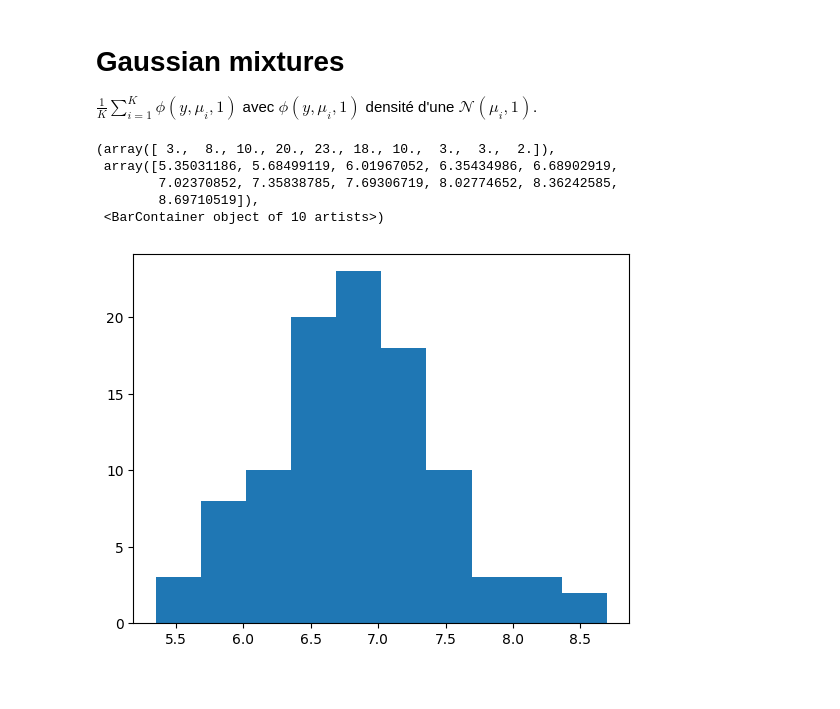
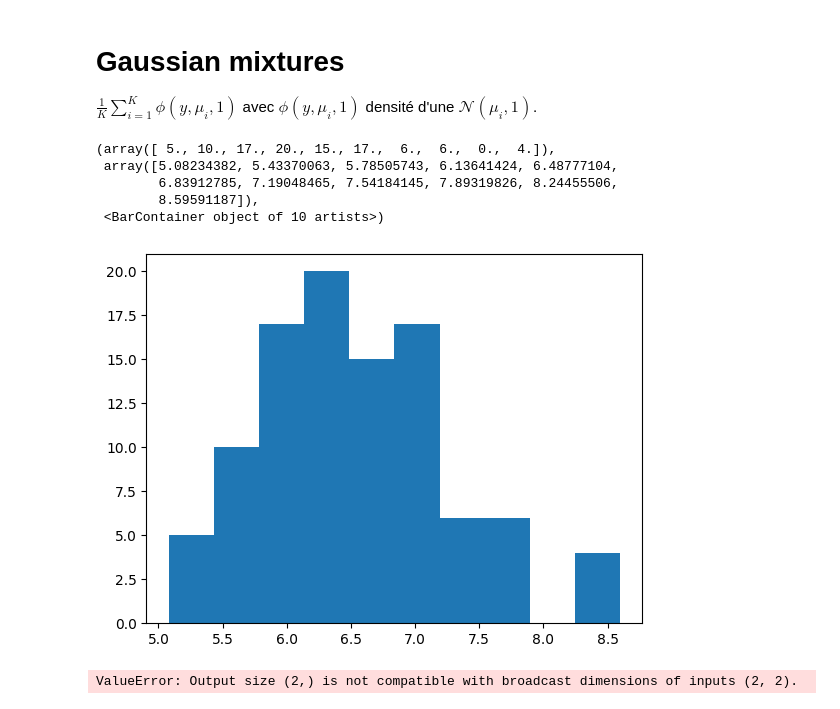
Before and after one commit to AugustinCablant/Monte-Carlo-methods, a Jupyter notebook: TP.ipynb, the cells around one changed output. Saved outputs shown, nothing was run; the diff lists cells and outputs as text; code cells hidden in the pictures.

```diff
--- a/TP.ipynb
+++ b/TP.ipynb
@@ -472,24 +472,53 @@ def RWHM(kernel, size=1, init=(0,0)):
 
 $ \frac{1}{K} \displaystyle \sum _{i=1} ^K \phi (y, \mu _i , 1)$ avec $\phi (y, \mu _i , 1)$ densité d'une $ \mathcal{N} (\mu _i, 1)$.
 # %%
-def GM(K, n, mu):
+def GM(K, n=100, mu=[1,1]):
     """
     K = nombre de composantes gaussiennes
     n = nombre de simulation
     mu = vecteur avec les paramètres mu_i
     """
     simulation = np.zeros(n)
     for param in mu:
         simulation += np.random.normal(param, 1, size = n)
     simulation /= K
     return simulation
 
-vector = GM(2, 100, [1.5, 12])
+vector = GM(2, 100, [1.3, 12])
 plt.hist(vector)
 # %% [output]
-(array([ 3.,  8., 10., 20., 23., 18., 10.,  3.,  3.,  2.]),
- array([5.35031186, 5.68499119, 6.01967052, 6.35434986, 6.68902919,
-        7.02370852, 7.35838785, 7.69306719, 8.02774652, 8.36242585,
-        8.69710519]),
+(array([ 5., 10., 17., 20., 15., 17.,  6.,  6.,  0.,  4.]),
+ array([5.08234382, 5.43370063, 5.78505743, 6.13641424, 6.48777104,
+        6.83912785, 7.19048465, 7.54184145, 7.89319826, 8.24455506,
+        8.59591187]),
  <BarContainer object of 10 artists>)
-[figure, old version]
+[figure, new version]
+# %%
+def gibbs_sampler(y, iterations, prior_mean, prior_variance):
+    n = len(y)
+
+    mu = np.zeros((iterations, 2))
+    z = np.zeros((iterations, n))
+
+    mu_current = np.random.normal(0, np.sqrt(prior_variance), size=2)
+
+    def sample_z(mu, y):
+        return np.random.normal(mu, 1, size=n)
+
+    def sample_mu(z, y, prior_mean, prior_variance):
+        n = len(z)
+        posterior_precision = 1 / prior_variance + np.sum(z)
+        posterior_mean = (1 / posterior_precision) * (np.sum(z * y) + prior_mean / prior_variance)
+        return np.random.normal(posterior_mean, np.sqrt(1 / posterior_precision))
+
+    for i in range(iterations):
+        for j in range(n):
+            z[i, j] = sample_z(mu_current[j % 2], y[j])
+        mu_current[0] = sample_mu(z[i], y, prior_mean, prior_variance)
+        mu_current[1] = sample_mu(z[i], y, prior_mean, prior_variance)
+        mu[i] = mu_current
+    return mu
+
+gibbs_sampler(vector, 10**4, np.array([0,0]), np.array([[10,0], [0,10]]))
+# %% [output]
+ValueError: Output size (2,) is not compatible with broadcast dimensions of inputs (2, 2).
```
Also changed, not shown: parts of 2 cells of this notebook.
